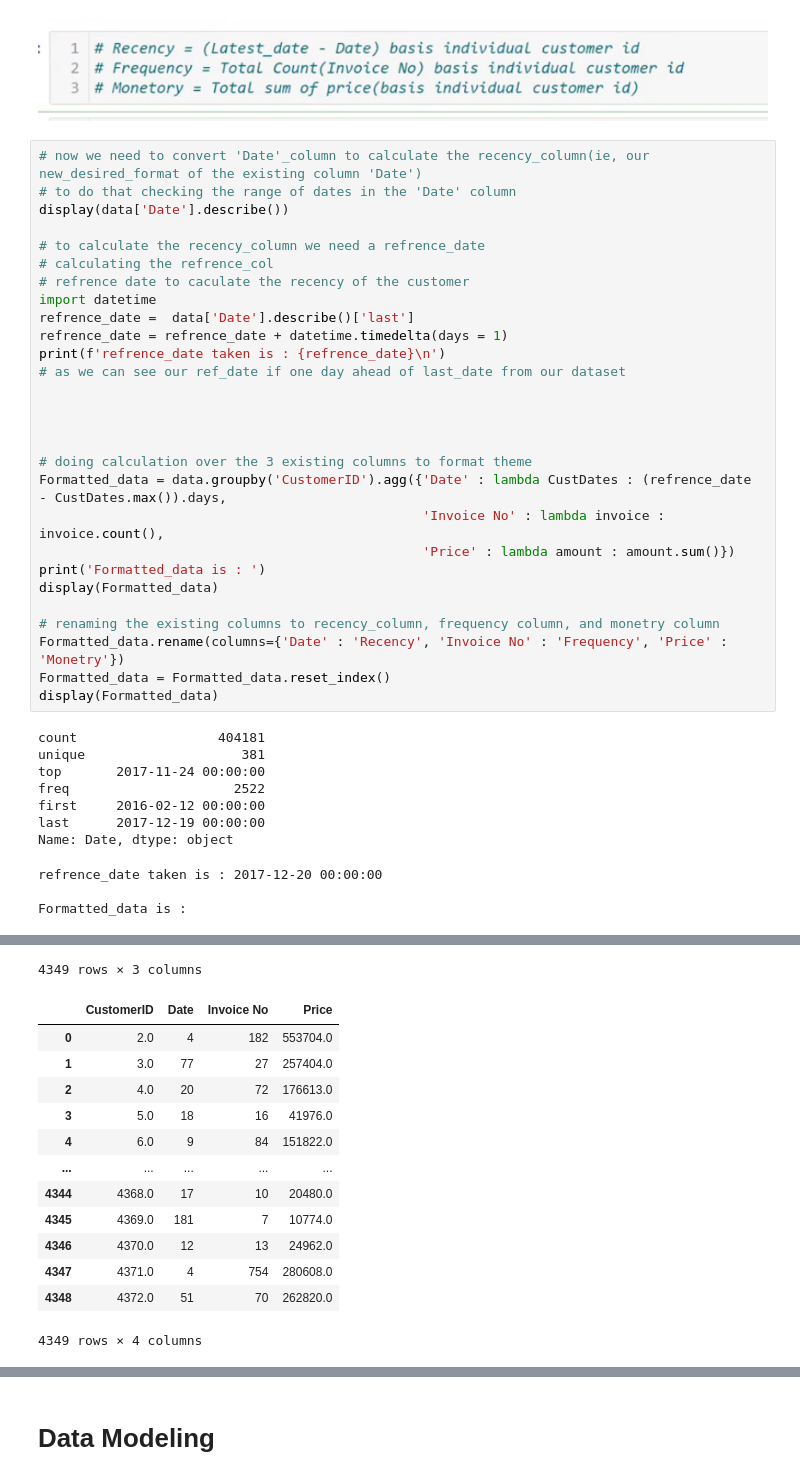
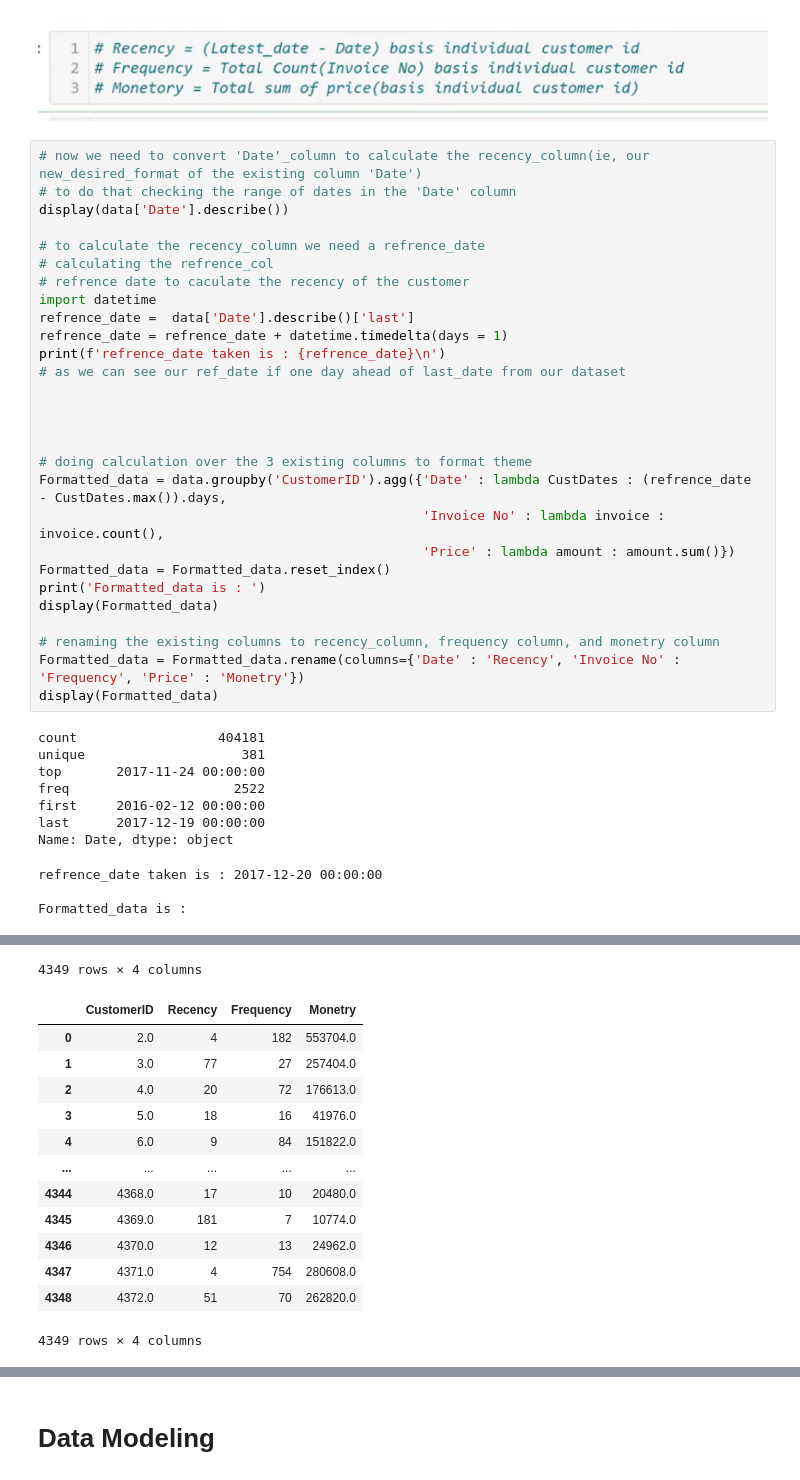
Before and after one commit to Sarvesh-Kesharwani/HouseDataPrediction_kaggle, a Jupyter notebook: AllDomain_AllMLProblems_Projects/Ecommerce/Ecommerce Retention Optimization.ipynb, the cells around one changed output, grey strips where cells are left out. Drawn from its saved outputs; the diff is of its cells as text.

```diff
--- a/AllDomain_AllMLProblems_Projects/Ecommerce/Ecommerce Retention Optimization.ipynb
+++ b/AllDomain_AllMLProblems_Projects/Ecommerce/Ecommerce Retention Optimization.ipynb
@@ -350,12 +350,12 @@ print(f'refrence_date taken is : {refrence_date}\n')
 Formatted_data = data.groupby('CustomerID').agg({'Date' : lambda CustDates : (refrence_date  - CustDates.max()).days,
                                                  'Invoice No' : lambda invoice : invoice.count(),
                                                  'Price' : lambda amount : amount.sum()})
+Formatted_data = Formatted_data.reset_index()
 print('Formatted_data is : ')
 display(Formatted_data)
 
 # renaming the existing columns to recency_column, frequency column, and monetry column
-Formatted_data.rename(columns={'Date' : 'Recency', 'Invoice No' : 'Frequency', 'Price' : 'Monetry'})
-Formatted_data = Formatted_data.reset_index()
+Formatted_data = Formatted_data.rename(columns={'Date' : 'Recency', 'Invoice No' : 'Frequency', 'Price' : 'Monetry'})
 display(Formatted_data)
 # %% [output]
 count                  404181
@@ -384,5 +383,5 @@ Formatted_data is :
-4349 rows × 3 columns
+4349 rows × 4 columns
-|  | CustomerID | Date | Invoice No | Price |
+|  | CustomerID | Recency | Frequency | Monetry |
 | 0 | 2.0 | 4 | 182 | 553704.0 |
 | 1 | 3.0 | 77 | 27 | 257404.0 |
 | 2 | 4.0 | 20 | 72 | 176613.0 |
```
Also changed, not shown: parts of 20 cells of this notebook, 2 other files.
